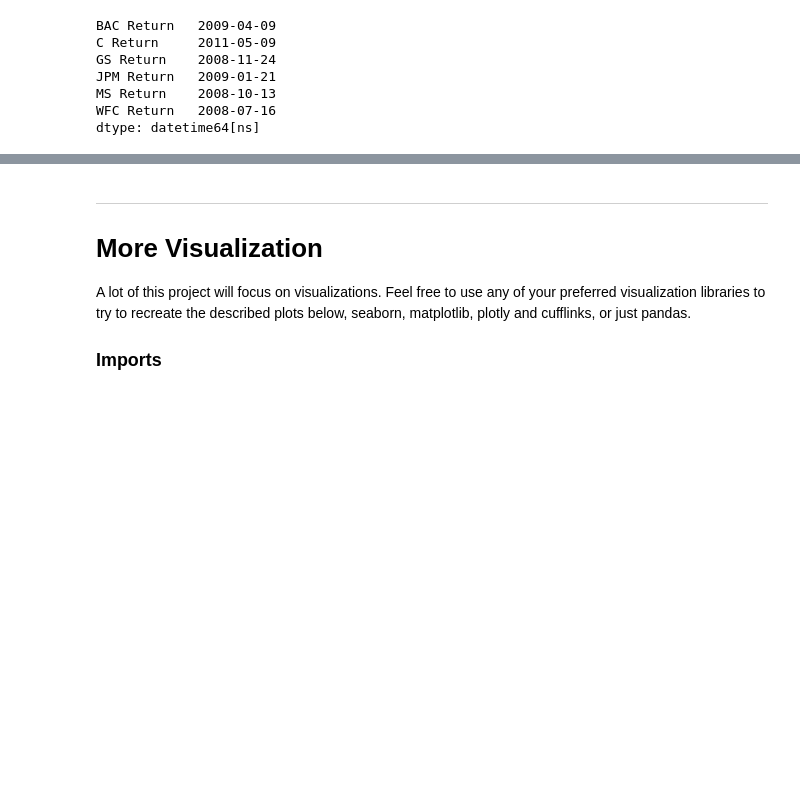
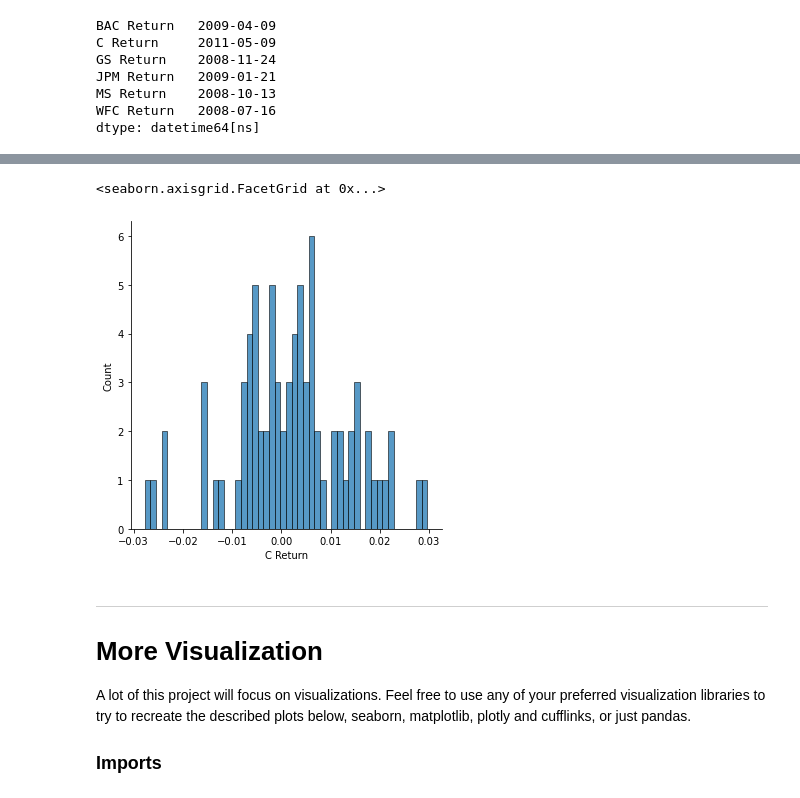
Before and after one commit to dhruvsahu/Pandemic-Bank-Stocks-Analysis, a Jupyter notebook: 03-Finance Project.ipynb, the cells around one changed output, grey strips where cells are left out. Drawn from its saved outputs; the diff is of its cells as text; code cells hidden in the pictures; blank space fills up the shorter version.

```diff
--- a/03-Finance Project.ipynb
+++ b/03-Finance Project.ipynb
@@ -203,3 +221,8 @@ using a non-integer number instead of an integer will result in an error in the
+# %%
+sns.displot(returns.loc['2019-01-01':'2019-12-31']['C Return'],bins=50)
+# %% [output]
+<seaborn.axisgrid.FacetGrid at 0x...>
+[figure, added]
 # %% [markdown]
 ____
 # More Visualization
```
Also changed, not shown: parts of 43 cells of this notebook.
